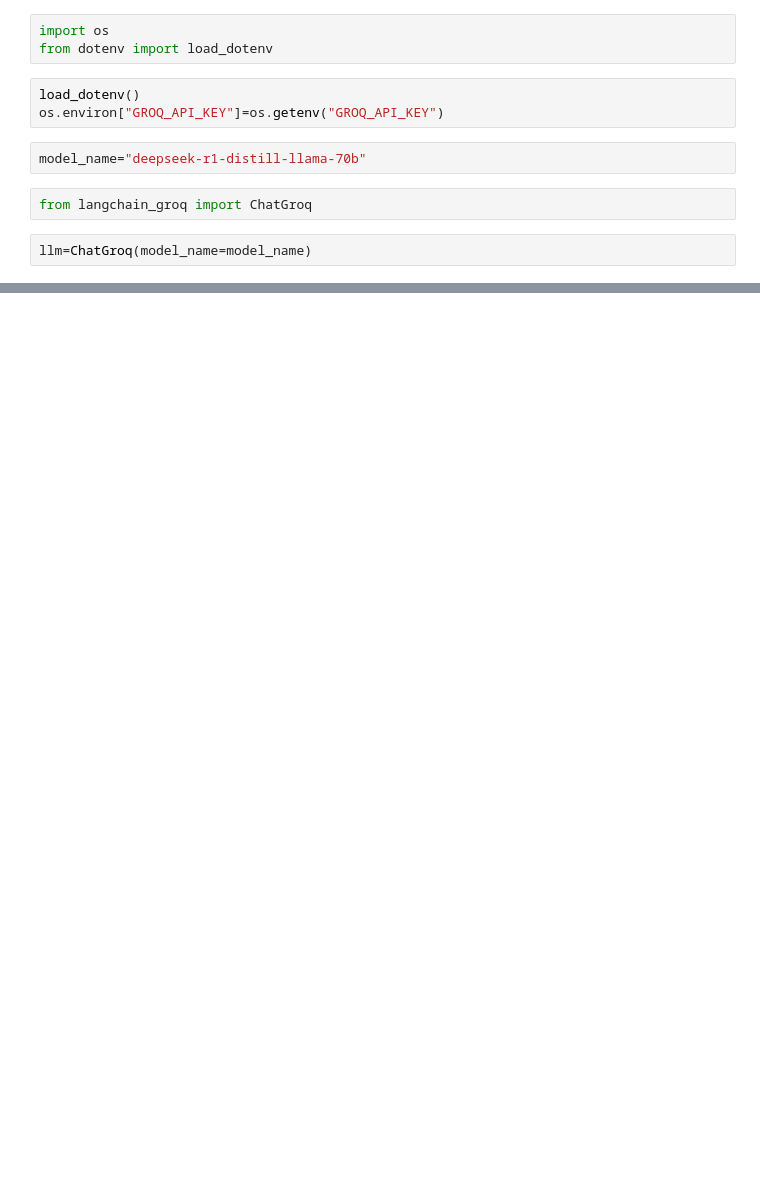
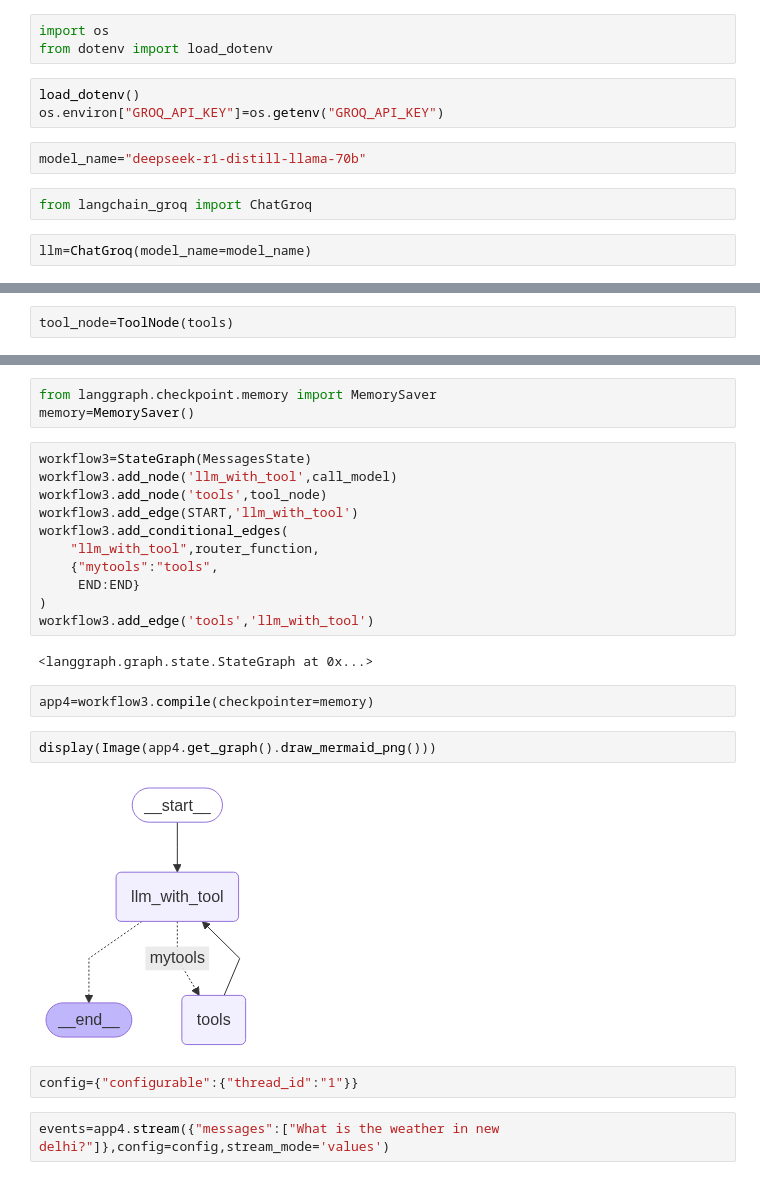
Before and after one commit to tapaskumarpaul84/AgenticAILearning, a Jupyter notebook: 05_Langgraph/langgraph_cls3_toolcalling.ipynb, the cells around one changed output, grey strips where cells are left out. Drawn from its saved outputs; the diff is of its cells as text; blank space fills up the shorter version.

```diff
--- a/05_Langgraph/langgraph_cls3_toolcalling.ipynb
+++ b/05_Langgraph/langgraph_cls3_toolcalling.ipynb
@@ -31,0 +152,2 @@ from langgraph.graph import Graph
+# %%
+tool_node=ToolNode(tools)
@@ -31,0 +251,26 @@ from langgraph.graph import Graph
+# %%
+from langgraph.checkpoint.memory import MemorySaver
+memory=MemorySaver()
+# %%
+workflow3=StateGraph(MessagesState)
+workflow3.add_node('llm_with_tool',call_model)
+workflow3.add_node('tools',tool_node)
+workflow3.add_edge(START,'llm_with_tool')
+workflow3.add_conditional_edges(
+    "llm_with_tool",router_function,
+    {"mytools":"tools",
+     END:END}
+)
+workflow3.add_edge('tools','llm_with_tool')
+# %% [output]
+<langgraph.graph.state.StateGraph at 0x...>
+# %%
+app4=workflow3.compile(checkpointer=memory)
+# %%
+display(Image(app4.get_graph().draw_mermaid_png()))
+# %% [output]
+[figure, added]
+# %%
+config={"configurable":{"thread_id":"1"}}
+# %%
+events=app4.stream({"messages":["What is the weather in new delhi?"]},config=config,stream_mode='values')
```
Also changed, not shown: parts of 56 cells of this notebook, 2 other files.
